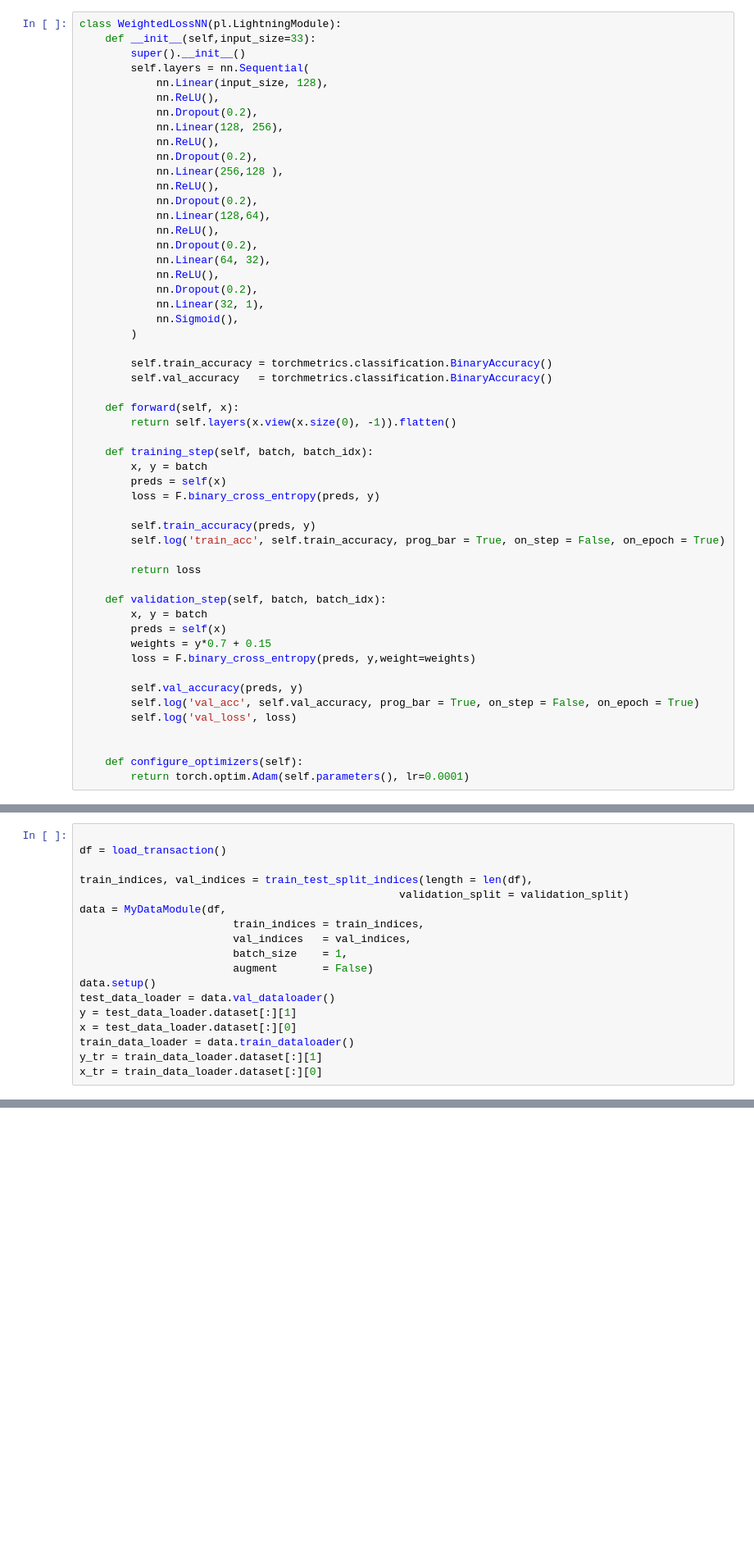
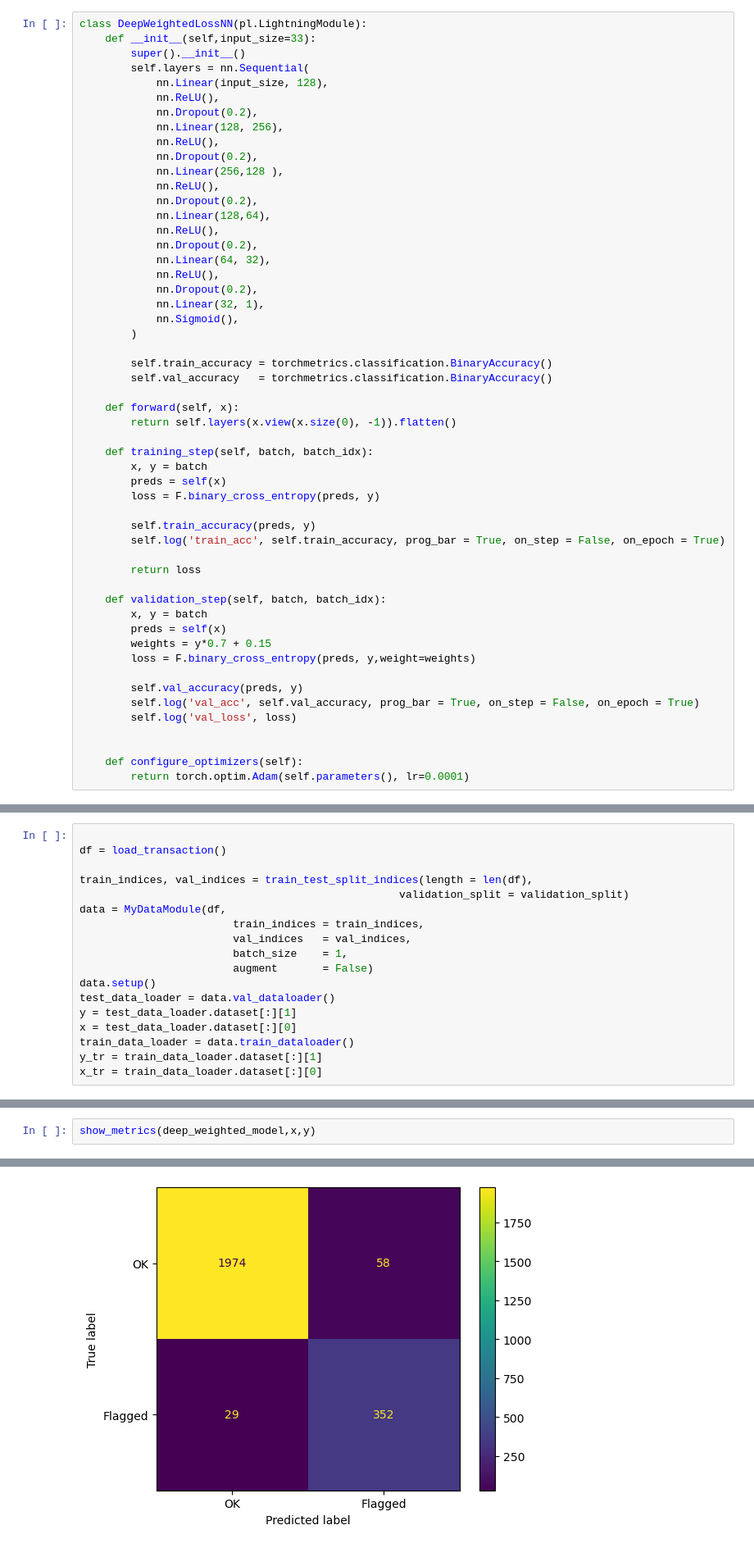
Before and after one commit to kaoutamine/EthereumFraudDetection, a Jupyter notebook: fraud_classifier.ipynb, the cells around one changed output, grey strips where cells are left out. Shown: that part at 82% size. Drawn from its saved outputs; the diff is of its cells as text; blank space fills up the shorter version.

```diff
--- a/fraud_classifier.ipynb
+++ b/fraud_classifier.ipynb
@@ -279,5 +328,5 @@ class ShallowNN(pl.LightningModule):
 # %%
-class WeightedLossNN(pl.LightningModule):
+class DeepWeightedLossNN(pl.LightningModule):
     def __init__(self,input_size=33):
         super().__init__()
         self.layers = nn.Sequential(
@@ -464,0 +516,3 @@ weighted avg       0.97      0.97      0.97      2413
+# %%
+show_metrics(deep_weighted_model,x,y)
+# %% [output]
@@ -465 +527,2 @@ weighted avg       0.97      0.97      0.97      2413
+[figure, added]
 # %%
```
Also changed, not shown: parts of 15 cells of this notebook, 5 other files.
